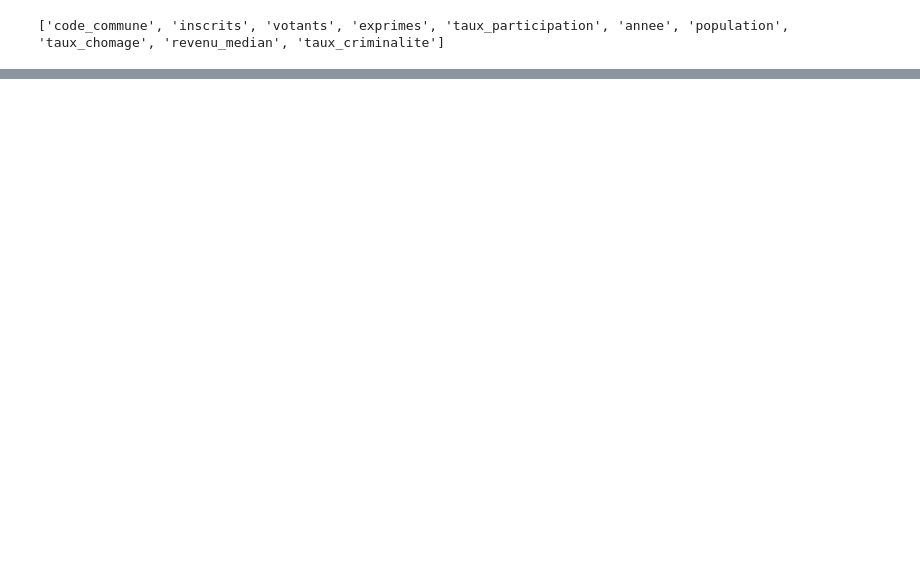
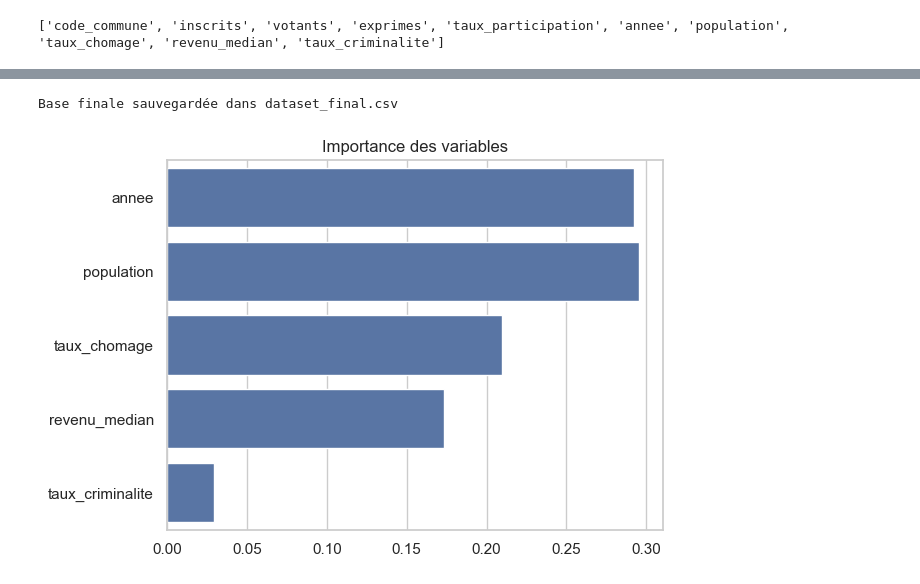
Before and after one commit to ismail0133/MsprData, a Jupyter notebook: analysis_municipales_2032.2.ipynb, the cells around one changed output, grey strips where cells are left out. Drawn from its saved outputs; the diff is of its cells as text; code cells hidden in the pictures; blank space fills up the shorter version.

```diff
--- a/analysis_municipales_2032.2.ipynb
+++ b/analysis_municipales_2032.2.ipynb
@@ -1046,0 +988,13 @@ Top 10 des communes avec la plus faible participation prédite en 2032 :
+# %%
+# Après avoir construit elections (avec jointures et imputations)
+elections.to_csv("dataset_final.csv", index=False, sep=";")
+print("Base finale sauvegardée dans dataset_final.csv")
+# %% [output]
+Base finale sauvegardée dans dataset_final.csv
+# %%
+importances = model.feature_importances_
+sns.barplot(x=importances, y=features)
+plt.title("Importance des variables")
+plt.show()
+# %% [output]
+[figure, added]
```
Also changed, not shown: parts of 32 cells of this notebook, 8 other files.
